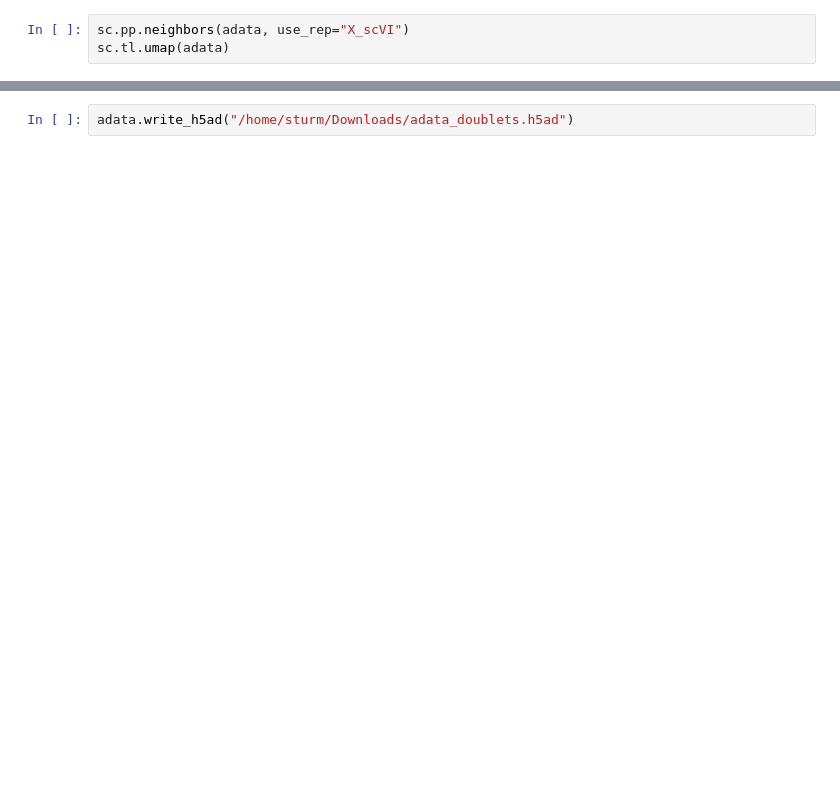
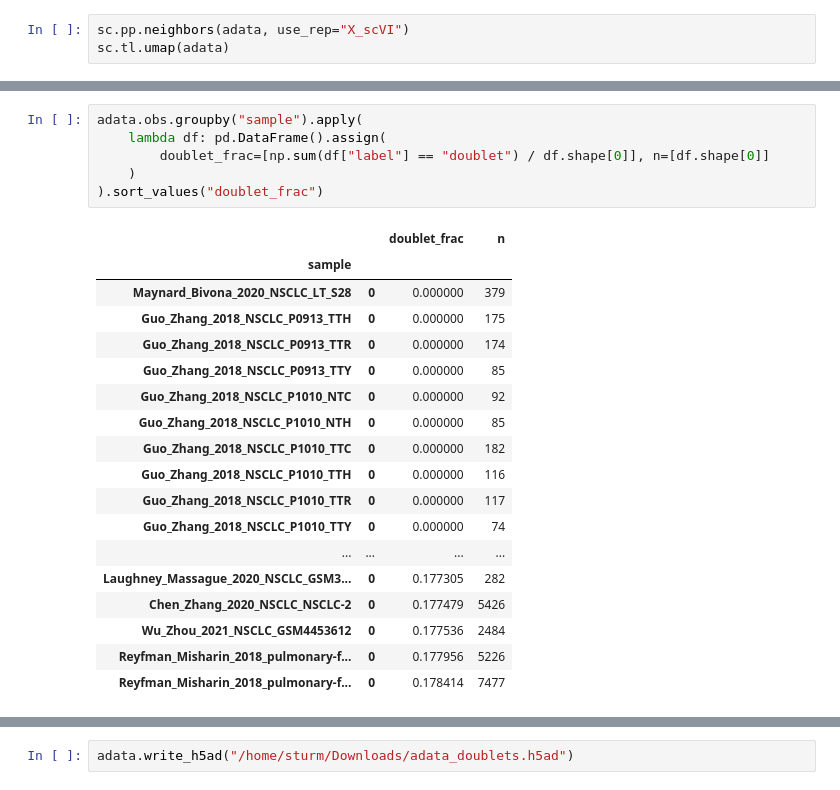
Before and after one commit to icbi-lab/luca, a Jupyter notebook: analyses/20_integrate_scrnaseq_data/24_integrate_solo.ipynb, the cells around one changed output, grey strips where cells are left out. Saved outputs shown, nothing was run; the diff lists cells and outputs as text; blank space fills up the shorter version.

```diff
--- a/analyses/20_integrate_scrnaseq_data/24_integrate_solo.ipynb
+++ b/analyses/20_integrate_scrnaseq_data/24_integrate_solo.ipynb
@@ -42,0 +38,25 @@ sc.pl.umap( adata, color="label")
+# %%
+adata.obs.groupby("sample").apply(
+    lambda df: pd.DataFrame().assign(
+        doublet_frac=[np.sum(df["label"] == "doublet") / df.shape[0]], n=[df.shape[0]]
+    )
+).sort_values("doublet_frac")
+# %% [output]
+|  |  | doublet_frac | n |
+| sample |  |  |  |
+| Maynard_Bivona_2020_NSCLC_LT_S28 | 0 | 0.000000 | 379 |
+| Guo_Zhang_2018_NSCLC_P0913_TTH | 0 | 0.000000 | 175 |
+| Guo_Zhang_2018_NSCLC_P0913_TTR | 0 | 0.000000 | 174 |
+| Guo_Zhang_2018_NSCLC_P0913_TTY | 0 | 0.000000 | 85 |
+| Guo_Zhang_2018_NSCLC_P1010_NTC | 0 | 0.000000 | 92 |
+| Guo_Zhang_2018_NSCLC_P1010_NTH | 0 | 0.000000 | 85 |
+| Guo_Zhang_2018_NSCLC_P1010_TTC | 0 | 0.000000 | 182 |
+| Guo_Zhang_2018_NSCLC_P1010_TTH | 0 | 0.000000 | 116 |
+| Guo_Zhang_2018_NSCLC_P1010_TTR | 0 | 0.000000 | 117 |
+| Guo_Zhang_2018_NSCLC_P1010_TTY | 0 | 0.000000 | 74 |
+| ... | ... | ... | ... |
+| Laughney_Massague_2020_NSCLC_GSM3... | 0 | 0.177305 | 282 |
+| Chen_Zhang_2020_NSCLC_NSCLC-2 | 0 | 0.177479 | 5426 |
+| Wu_Zhou_2021_NSCLC_GSM4453612 | 0 | 0.177536 | 2484 |
+| Reyfman_Misharin_2018_pulmonary-f... | 0 | 0.177956 | 5226 |
+| Reyfman_Misharin_2018_pulmonary-f... | 0 | 0.178414 | 7477 |
```
Also changed, not shown: parts of 9 cells of this notebook, 7 other files.
